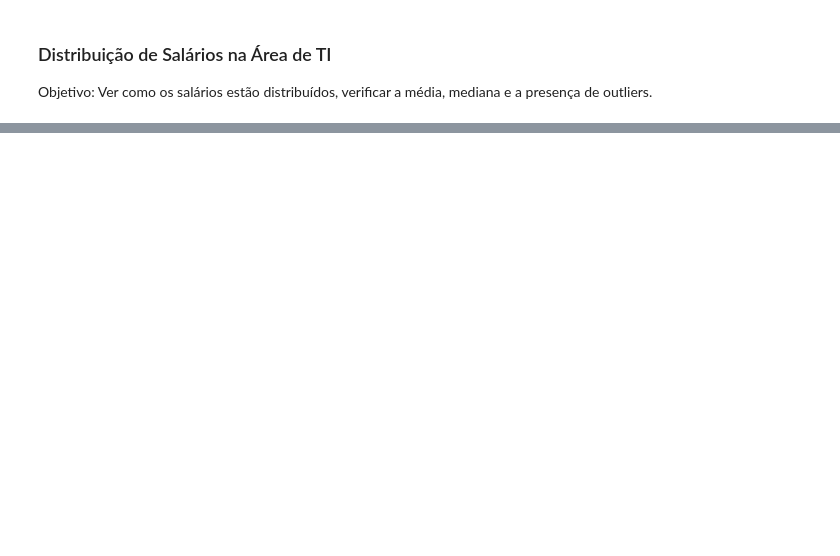
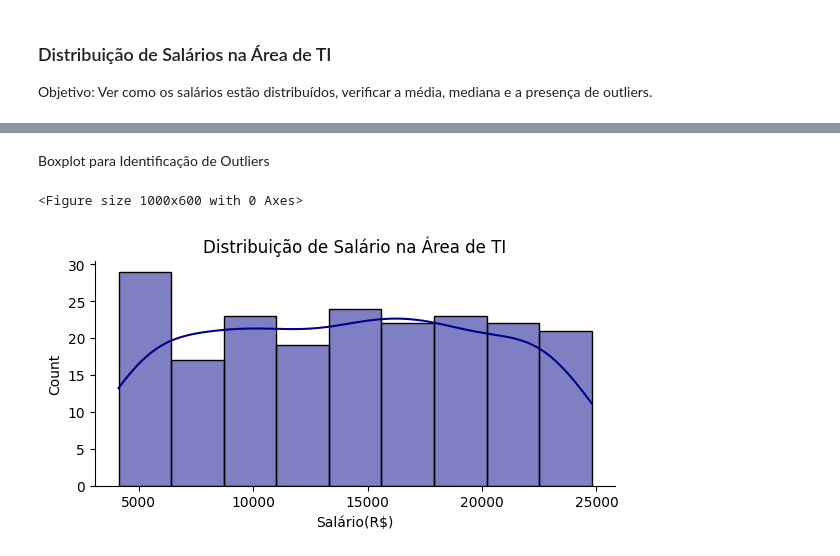
Before and after one commit to GuilhermeFer29/Analise_exploratotria_dados, a Jupyter notebook: analise_exploratoria.ipynb, the cells around one changed output, grey strips where cells are left out. Cells and saved outputs as stored; diff of their text form; code cells hidden in the pictures; blank space fills up the shorter version.

```diff
--- a/analise_exploratoria.ipynb
+++ b/analise_exploratoria.ipynb
@@ -12,0 +40,14 @@ Objetivo: Ver como os salários estão distribuídos, verificar a média, median
+# %% [markdown]
+Boxplot para Identificação de Outliers
+# %%
+plt.figure(figsize=(10, 6))
+
+sns.displot(x=df['Salário'],height=3, aspect=2, color='darkblue' , kde=True)
+
+plt.title('Distribuição de Salário na Área de TI')
+plt.xlabel('Salário(R$)')
+
+plt.show()
+# %% [output]
+<Figure size 1000x600 with 0 Axes>
+[figure, added]
```
Also changed, not shown: parts of 26 cells of this notebook.
